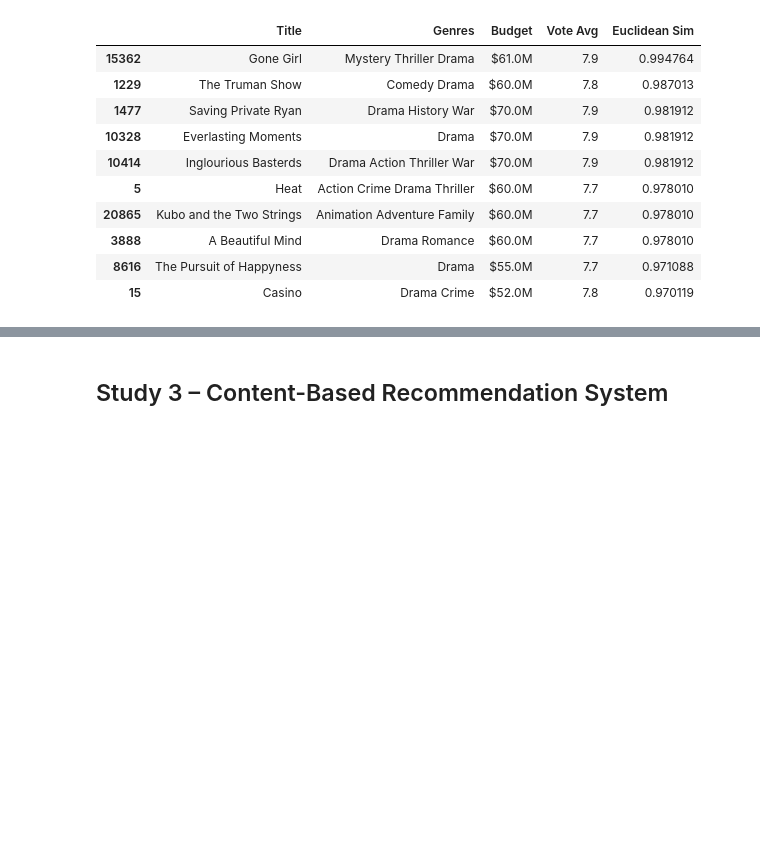
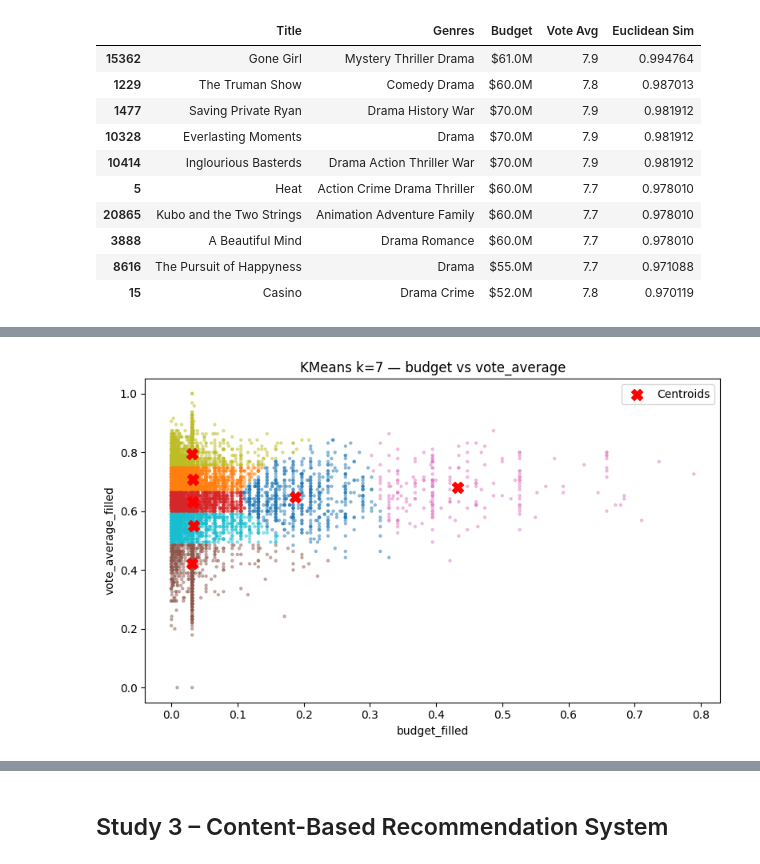
Before and after one commit to JCoji/DataScienceA2, a Jupyter notebook: A4 - Jonthan Cojita, Lucas Gavura.ipynb, the cells around one changed output, grey strips where cells are left out. Drawn from its saved outputs; the diff is of its cells as text; code cells hidden in the pictures; blank space fills up the shorter version.

```diff
--- a/A4 - Jonthan Cojita, Lucas Gavura.ipynb
+++ b/A4 - Jonthan Cojita, Lucas Gavura.ipynb
@@ -592,0 +618,18 @@ Attribute Pairs:
+# %%
+#KMeans k=7 — df1 (budget vs vote_average)
+data1_k7 = X1_train[['budget_filled', 'vote_average_filled']].dropna()
+kmeans1_k7 = KMeans(n_clusters=7, random_state=42)
+labels1_k7 = kmeans1_k7.fit_predict(data1_k7)
+centroids1_k7 = kmeans1_k7.cluster_centers_
+
+plt.figure(figsize=(8, 5))
+plt.scatter(data1_k7['budget_filled'], data1_k7['vote_average_filled'], c=labels1_k7, cmap='tab10', s=5, alpha=0.4)
+plt.scatter(centroids1_k7[:, 0], centroids1_k7[:, 1], c='red', marker='X', s=100, label='Centroids')
+plt.title('KMeans k=7 — budget vs vote_average')
+plt.xlabel('budget_filled')
+plt.ylabel('vote_average_filled')
+plt.legend()
+plt.tight_layout()
+plt.show()
+# %% [output]
+[figure, added]
```
Also changed, not shown: parts of 15 cells of this notebook.
